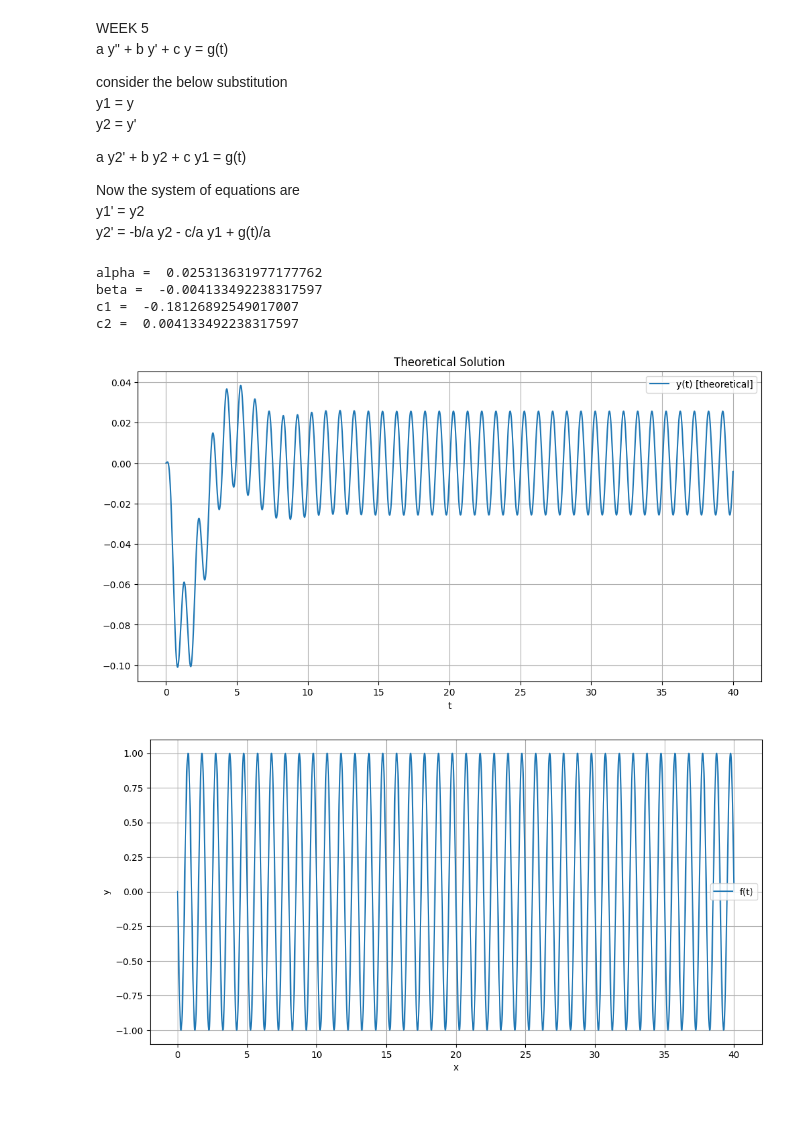
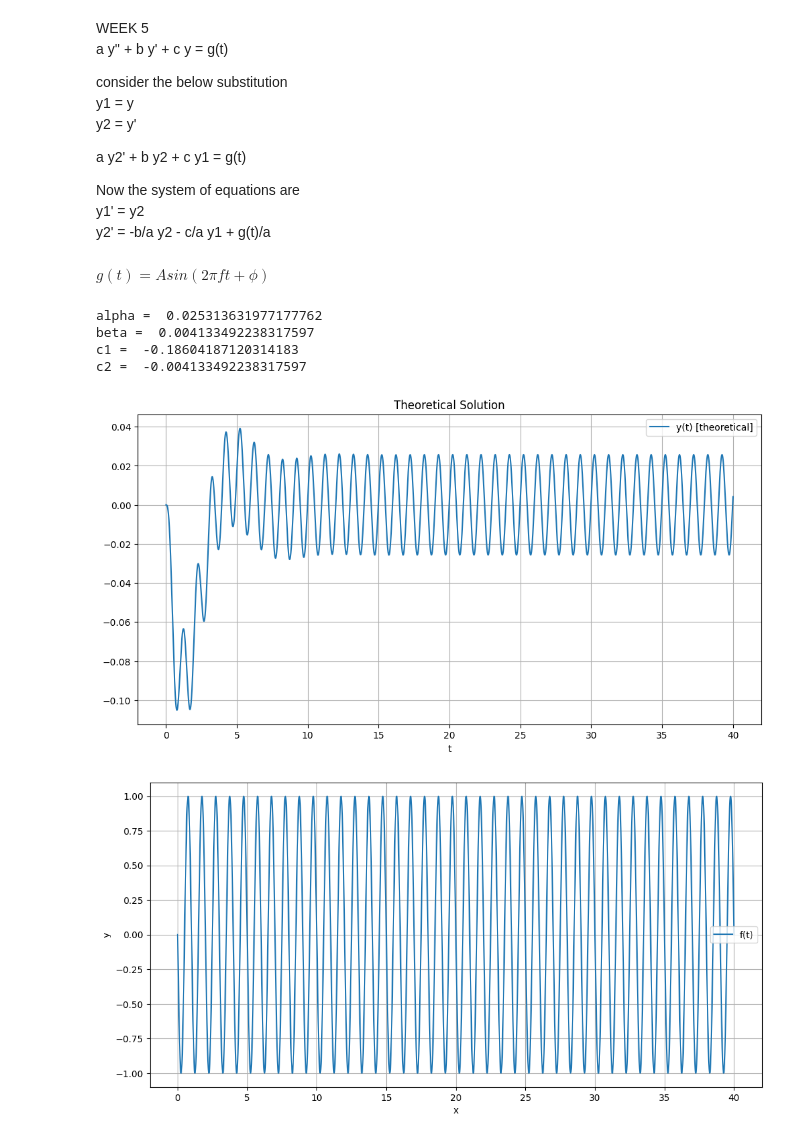
Before and after one commit to himanshutg/ODE_Project, a Jupyter notebook: week2.ipynb, the cells around one changed output. Saved outputs shown, nothing was run; the diff lists cells and outputs as text; code cells hidden in the pictures; blank space fills up the shorter version.

```diff
--- a/week2.ipynb
+++ b/week2.ipynb
@@ -111 +115,3 @@ y2' = -b/a y2 - c/a y1 + g(t)/a
+# %% [markdown]
+$g(t) = A sin(2 \pi f t + \phi ) $
 # %%
@@ -135,30 +138,30 @@ t_array = np.linspace(x0, x1, num_points + 1)
 # %%
 # Theoretical solution
 # y(t) = alpha * sin(2*pi*t) + beta * cos(2*pi*t) + e^(-t/2)(c1*sin(sqrt(3)/2*t) + c2 cos(sqrt(3)/2*t))
 alpha = (4*np.pi**2 - 1)/(4*np.pi**2 + (1-4*np.pi**2)**2)
-beta = (-2*np.pi)/(4*np.pi**2 + (1-4*np.pi**2)**2)
+beta = (2*np.pi)/(4*np.pi**2 + (1-4*np.pi**2)**2)
 c2 = - beta
 c1 = - (4 * np.pi / np.sqrt(3)) * alpha - beta / np.sqrt(3)
 print("alpha = ",alpha)
 print("beta = ",beta)
 print("c1 = ",c1)
 print("c2 = ",c2)
 
 y_th = alpha * np.sin(2*np.pi*t_array) + beta * np.cos(2*np.pi*t_array) + np.exp(-t_array/2)*(c1*np.sin(np.sqrt(3)/2*t_array) + c2 * np.cos(np.sqrt(3)/2*t_array))
 
 plt.figure(figsize=(12, 6))
 plt.title("Theoretical Solution")
 plt.plot(t_array, y_th, label='y(t) [theoretical]')
 plt.xlabel('t')
 plt.legend()
 plt.grid(True)
 plt.show()
 # %% [output]
 alpha =  0.025313631977177762
-beta =  -0.004133492238317597
-c1 =  -0.18126892549017007
-c2 =  0.004133492238317597
+beta =  0.004133492238317597
+c1 =  -0.18604187120314183
+c2 =  -0.004133492238317597
-[figure, old version]
+[figure, new version]
 # %%
 y_array = equation_solver(x0, x1, num_points, Y0, N)
 
```
Also changed, not shown: parts of 13 cells of this notebook, 5 other files.
